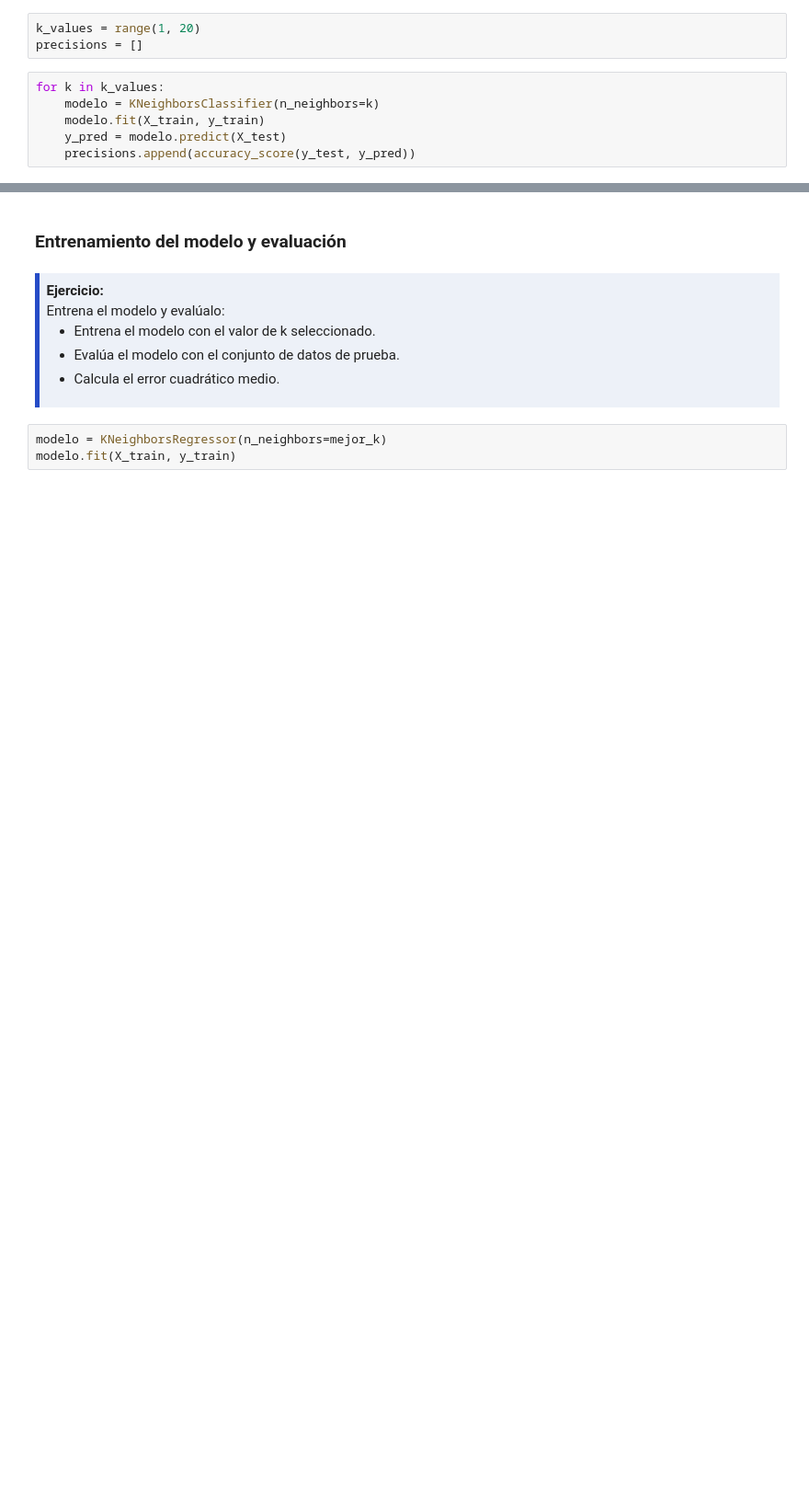
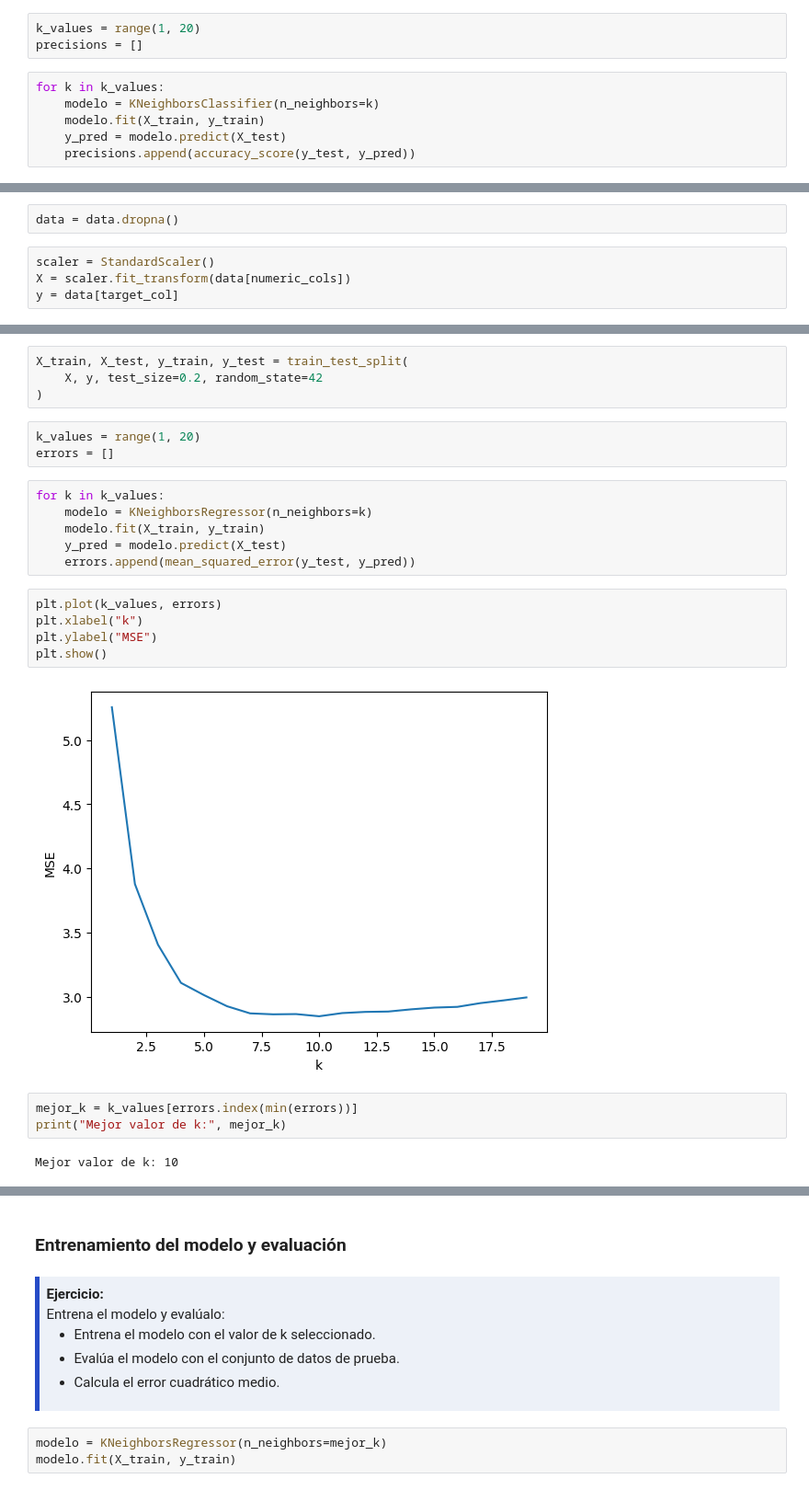
Before and after one commit to SebastianJaramilloo/Tareas_Aprendizaje_Automatico-, a Jupyter notebook: Tareas/Taller_kNN.ipynb, the cells around one changed output, grey strips where cells are left out. Shown at 92% size. Cells and saved outputs as stored; diff of their text form; blank space fills up the shorter version.

```diff
--- a/Tareas/Taller_kNN.ipynb
+++ b/Tareas/Taller_kNN.ipynb
@@ -268,0 +272,6 @@ Esto indica que el modelo obtiene su mejor equilibrio entre ruido y suavizado us
+# %%
+data = data.dropna()
+# %%
+scaler = StandardScaler()
+X = scaler.fit_transform(data[numeric_cols])
+y = data[target_col]
@@ -268,0 +290,25 @@ Esto indica que el modelo obtiene su mejor equilibrio entre ruido y suavizado us
+# %%
+X_train, X_test, y_train, y_test = train_test_split(
+    X, y, test_size=0.2, random_state=42
+)
+# %%
+k_values = range(1, 20)
+errors = []
+# %%
+for k in k_values:
+    modelo = KNeighborsRegressor(n_neighbors=k)
+    modelo.fit(X_train, y_train)
+    y_pred = modelo.predict(X_test)
+    errors.append(mean_squared_error(y_test, y_pred))
+# %%
+plt.plot(k_values, errors)
+plt.xlabel("k")
+plt.ylabel("MSE")
+plt.show()
+# %% [output]
+[figure, added]
+# %%
+mejor_k = k_values[errors.index(min(errors))]
+print("Mejor valor de k:", mejor_k)
+# %% [output]
+Mejor valor de k: 10
```
Also changed, not shown: parts of 53 cells of this notebook.
